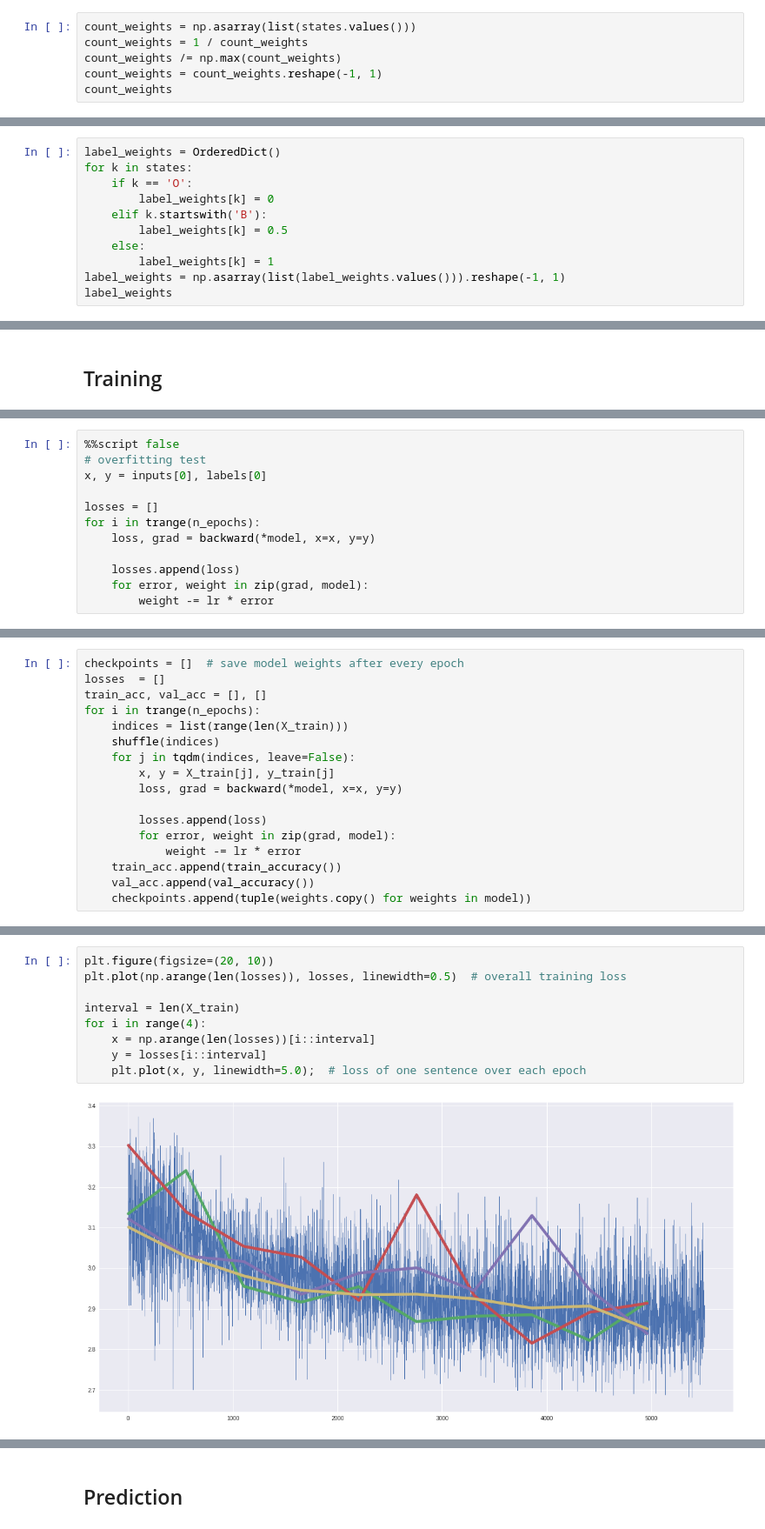
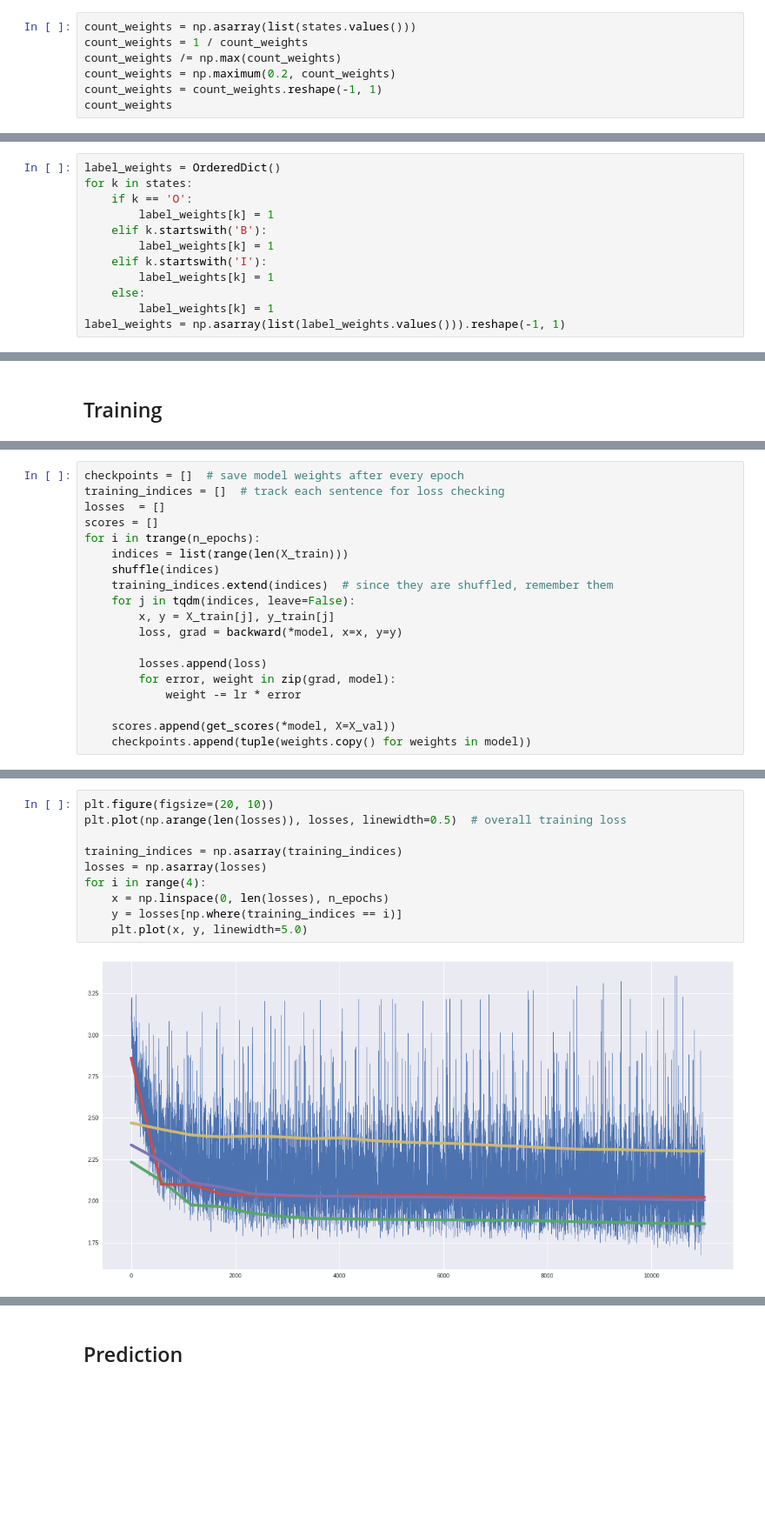
Before and after one commit to kohjingyu/hidden-markov-model, a Jupyter notebook: Part5.ipynb, the cells around one changed output, grey strips where cells are left out. Shown at 87% size. Drawn from its saved outputs; the diff is of its cells as text; blank space fills up the shorter version.

```diff
--- a/Part5.ipynb
+++ b/Part5.ipynb
@@ -271,6 +365,7 @@ We create two sets of weights for mis-classifying each class:
 count_weights = np.asarray(list(states.values()))
 count_weights = 1 / count_weights
 count_weights /= np.max(count_weights)
+count_weights = np.maximum(0.2, count_weights)
 count_weights = count_weights.reshape(-1, 1)
 count_weights
 # %% [output]
@@ -296,10 +391,11 @@ array([[9.12825194e-04],
 label_weights = OrderedDict()
 for k in states:
     if k == 'O':
-        label_weights[k] = 0
+        label_weights[k] = 1
     elif k.startswith('B'):
-        label_weights[k] = 0.5
+        label_weights[k] = 1
+    elif k.startswith('I'):
+        label_weights[k] = 1
     else:
         label_weights[k] = 1
 label_weights = np.asarray(list(label_weights.values())).reshape(-1, 1)
-label_weights
@@ -421,12 +465,0 @@ train_accuracy(), val_accuracy()
-# %%
-%%script false
-# overfitting test
-x, y = inputs[0], labels[0]
-
-losses = []
-for i in trange(n_epochs):
-    loss, grad = backward(*model, x=x, y=y)
-
-    losses.append(loss)
-    for error, weight in zip(grad, model):
-        weight -= lr * error
@@ -433,10 +483,12 @@ for i in trange(n_epochs):
 # %%
 checkpoints = []  # save model weights after every epoch
+training_indices = []  # track each sentence for loss checking
 losses  = []
-train_acc, val_acc = [], []
+scores = []
 for i in trange(n_epochs):
     indices = list(range(len(X_train)))
     shuffle(indices)
+    training_indices.extend(indices)  # since they are shuffled, remember them
     for j in tqdm(indices, leave=False):
         x, y = X_train[j], y_train[j]
         loss, grad = backward(*model, x=x, y=y)
@@ -444,8 +496,8 @@ for i in trange(n_epochs):
         losses.append(loss)
         for error, weight in zip(grad, model):
             weight -= lr * error
-    train_acc.append(train_accuracy())
-    val_acc.append(val_accuracy())
+
+    scores.append(get_scores(*model, X=X_val))
     checkpoints.append(tuple(weights.copy() for weights in model))
 # %% [output]
 [interactive output not drawn]
@@ -464,12 +516,13 @@ for i in trange(n_epochs):
 # %%
 plt.figure(figsize=(20, 10))
 plt.plot(np.arange(len(losses)), losses, linewidth=0.5)  # overall training loss
 
-interval = len(X_train)
+training_indices = np.asarray(training_indices)
+losses = np.asarray(losses)
 for i in range(4):
-    x = np.arange(len(losses))[i::interval]
-    y = losses[i::interval]
-    plt.plot(x, y, linewidth=5.0);  # loss of one sentence over each epoch
+    x = np.linspace(0, len(losses), n_epochs)
+    y = losses[np.where(training_indices == i)]
+    plt.plot(x, y, linewidth=5.0)
 # %% [output]
-[figure, old version]
+[figure, new version]
 # %%
```
Also changed, not shown: parts of 29 cells of this notebook, 2 other files.
